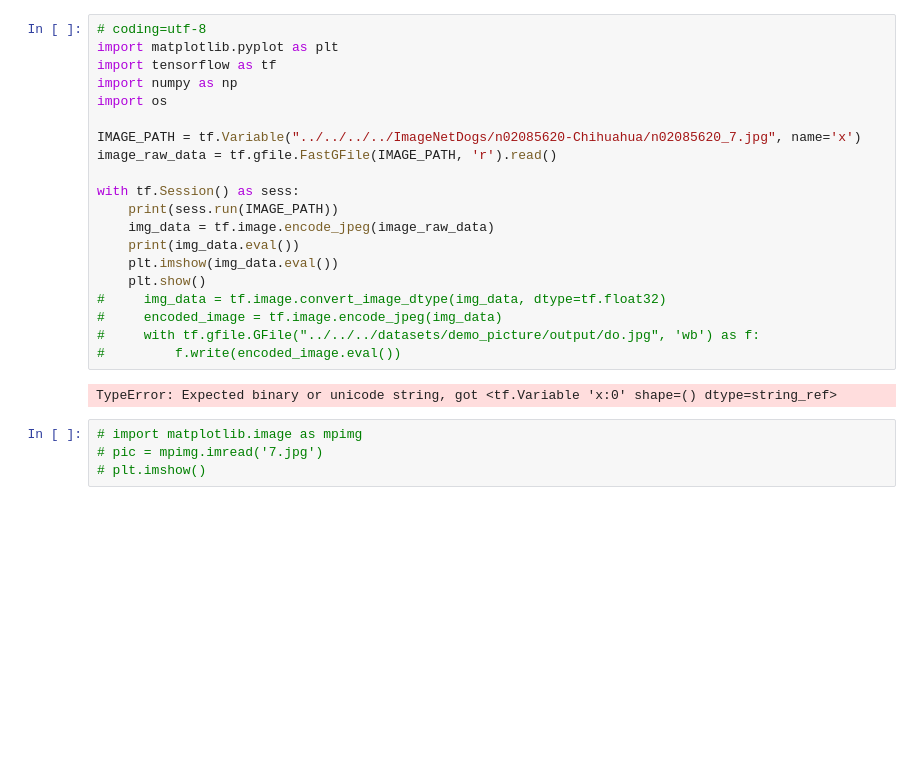
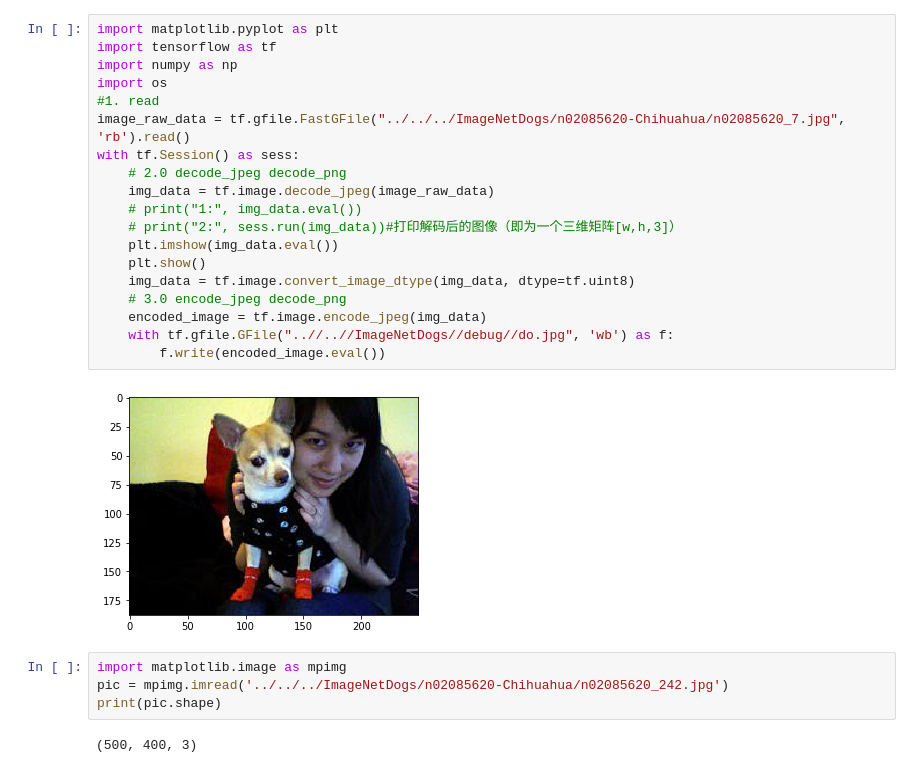
Before and after one commit to le773/TensorflowDebug, a Jupyter notebook: TfInAction/Chapter07/C07W02L01_decode_jpeg.ipynb, the cells around one changed output. Drawn from its saved outputs; the diff is of its cells as text; blank space fills up the shorter version.

```diff
--- a/TfInAction/Chapter07/C07W02L01_decode_jpeg.ipynb
+++ b/TfInAction/Chapter07/C07W02L01_decode_jpeg.ipynb
@@ -1,26 +1,27 @@
 # %%
-# coding=utf-8
 import matplotlib.pyplot as plt
 import tensorflow as tf
 import numpy as np
 import os
-
-IMAGE_PATH = tf.Variable("../../../../ImageNetDogs/n02085620-Chihuahua/n02085620_7.jpg", name='x')
-image_raw_data = tf.gfile.FastGFile(IMAGE_PATH, 'r').read()
-
+#1. read
+image_raw_data = tf.gfile.FastGFile("../../../ImageNetDogs/n02085620-Chihuahua/n02085620_7.jpg", 'rb').read()
 with tf.Session() as sess:
-    print(sess.run(IMAGE_PATH))
-    img_data = tf.image.encode_jpeg(image_raw_data)
-    print(img_data.eval())
+    # 2.0 decode_jpeg decode_png
+    img_data = tf.image.decode_jpeg(image_raw_data)
+    # print("1:", img_data.eval())
+    # print("2:", sess.run(img_data))#打印解码后的图像（即为一个三维矩阵[w,h,3]）
     plt.imshow(img_data.eval())
     plt.show()
-#     img_data = tf.image.convert_image_dtype(img_data, dtype=tf.float32)
-#     encoded_image = tf.image.encode_jpeg(img_data)
-#     with tf.gfile.GFile("../../../datasets/demo_picture/output/do.jpg", 'wb') as f:
-#         f.write(encoded_image.eval())
+    img_data = tf.image.convert_image_dtype(img_data, dtype=tf.uint8)
+    # 3.0 encode_jpeg decode_png
+    encoded_image = tf.image.encode_jpeg(img_data)
+    with tf.gfile.GFile("..//..//ImageNetDogs//debug//do.jpg", 'wb') as f:
+        f.write(encoded_image.eval())
 # %% [output]
-TypeError: Expected binary or unicode string, got <tf.Variable 'x:0' shape=() dtype=string_ref>
+[figure, added]
 # %%
-# import matplotlib.image as mpimg
-# pic = mpimg.imread('7.jpg')
-# plt.imshow()
+import matplotlib.image as mpimg
+pic = mpimg.imread('../../../ImageNetDogs/n02085620-Chihuahua/n02085620_242.jpg')
+print(pic.shape)
+# %% [output]
+(500, 400, 3)
```
Also changed, not shown: parts of 4 cells of this notebook, 4 other files.
